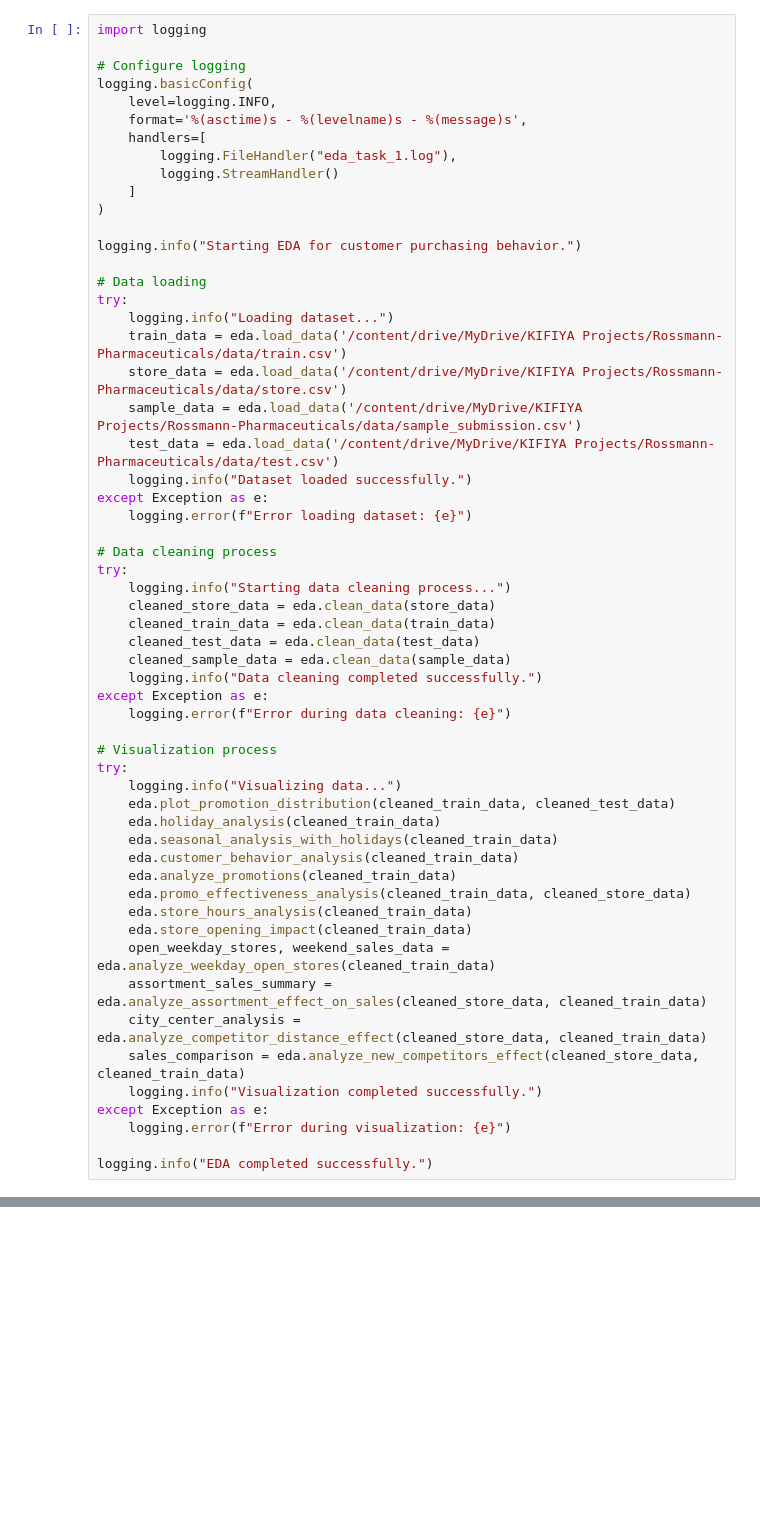
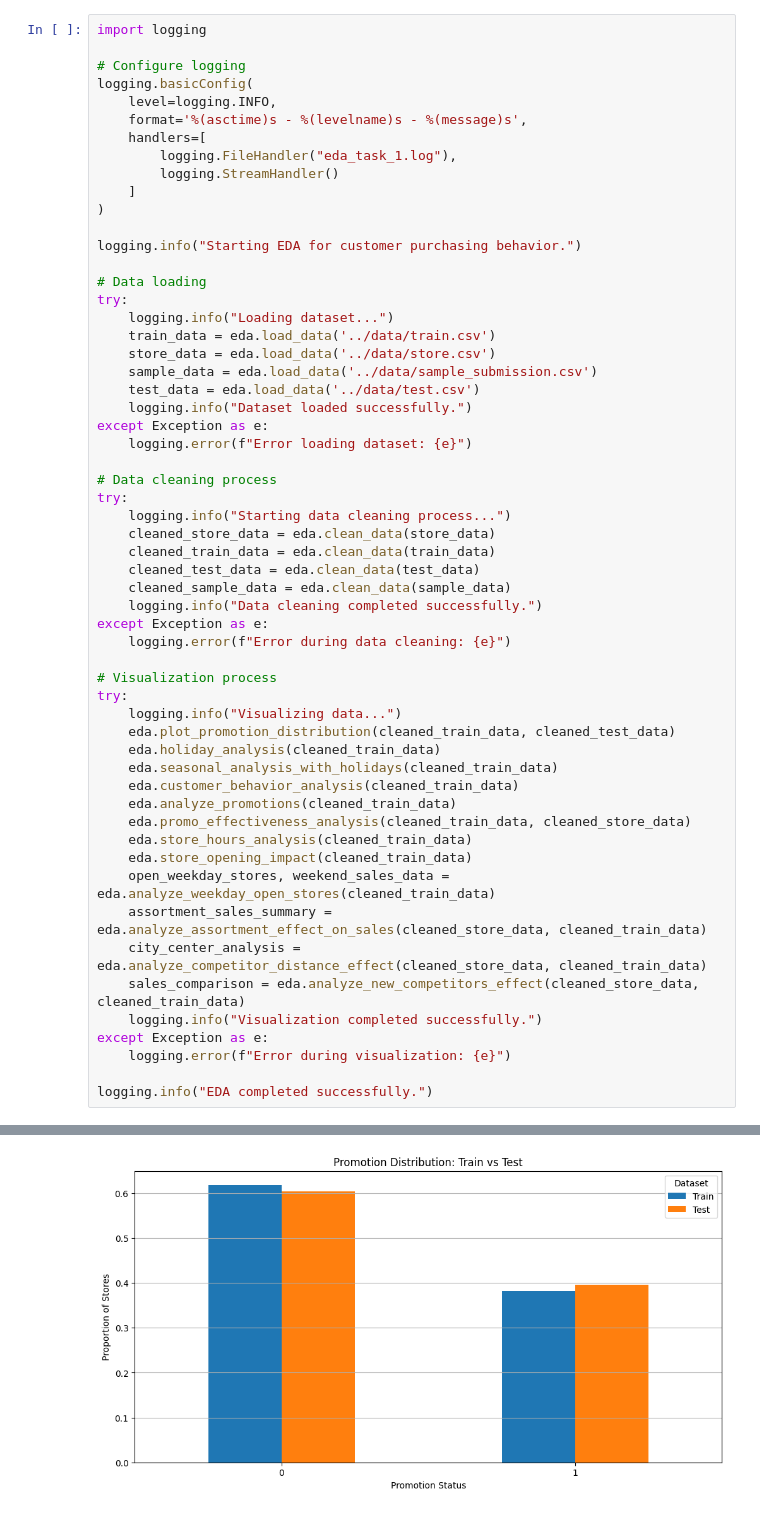
Before and after one commit to ab3lT/10-Academy-Week-4, a Jupyter notebook: notebook/logging.ipynb, the cells around one changed output, grey strips where cells are left out. Saved outputs shown, nothing was run; the diff lists cells and outputs as text; blank space fills up the shorter version.

```diff
--- a/notebook/logging.ipynb
+++ b/notebook/logging.ipynb
@@ -18,10 +24,10 @@ logging.info("Starting EDA for customer purchasing behavior.")
 # Data loading
 try:
     logging.info("Loading dataset...")
-    train_data = eda.load_data('/content/drive/MyDrive/KIFIYA Projects/Rossmann-Pharmaceuticals/data/train.csv')
-    store_data = eda.load_data('/content/drive/MyDrive/KIFIYA Projects/Rossmann-Pharmaceuticals/data/store.csv')
-    sample_data = eda.load_data('/content/drive/MyDrive/KIFIYA Projects/Rossmann-Pharmaceuticals/data/sample_submission.csv')
-    test_data = eda.load_data('/content/drive/MyDrive/KIFIYA Projects/Rossmann-Pharmaceuticals/data/test.csv')
+    train_data = eda.load_data('../data/train.csv')
+    store_data = eda.load_data('../data/store.csv')
+    sample_data = eda.load_data('../data/sample_submission.csv')
+    test_data = eda.load_data('../data/test.csv')
     logging.info("Dataset loaded successfully.")
 except Exception as e:
     logging.error(f"Error loading dataset: {e}")
@@ -57,3 +63,4 @@ except Exception as e:
     logging.error(f"Error during visualization: {e}")
 
 logging.info("EDA completed successfully.")
+# %% [output]
@@ -59,0 +85 @@ logging.info("EDA completed successfully.")
+[figure, added]
```
Also changed, not shown: parts of 5 cells of this notebook.
